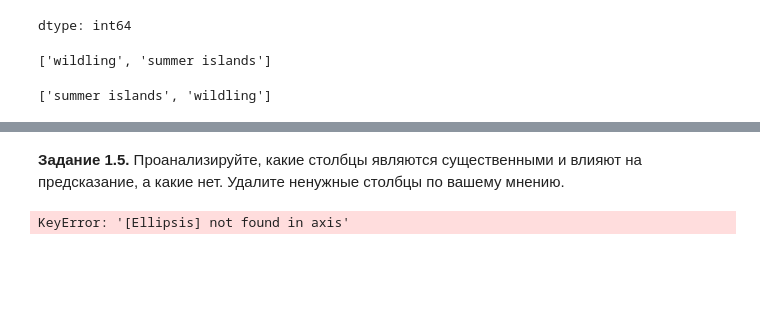
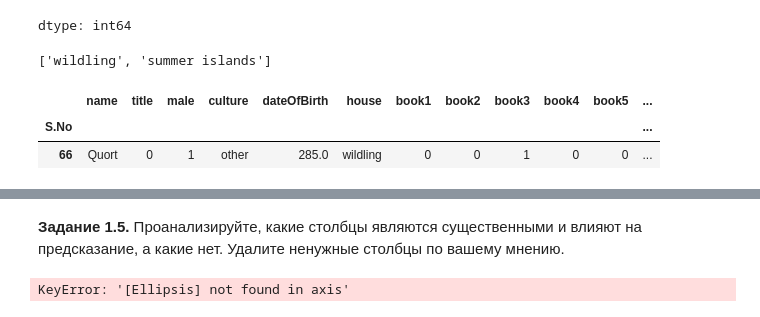
Before and after one commit to qwart6/DLS_by_MIPT, a Jupyter notebook: week_01_ml_intro/Homework/hw_1_game_of_thrones.ipynb, the cells around one changed output, grey strips where cells are left out. Saved outputs shown, nothing was run; the diff lists cells and outputs as text; code cells hidden in the pictures; blank space fills up the shorter version.

```diff
--- a/week_01_ml_intro/Homework/hw_1_game_of_thrones.ipynb
+++ b/week_01_ml_intro/Homework/hw_1_game_of_thrones.ipynb
@@ -266,12 +266,9 @@ for value in unique_house:
 coincidences
 # %% [output]
 ['wildling', 'summer islands']
-# %%
-hou_set = set(data.house.str.lower().dropna())
-cult_set = set(data.culture.str.lower().dropna())
-
-# Находим пересечение - элементы, которые есть в обоих множествах
-common_elements = list(hou_set & cult_set)
-print(common_elements)
-# %% [output]
-['summer islands', 'wildling']
+# %%
+data.query('house == "wildling"')
+# %% [output]
+|  | name | title | male | culture | dateOfBirth | house | book1 | book2 | book3 | book4 | book5 | ... |
+| S.No |  |  |  |  |  |  |  |  |  |  |  | ... |
+| 66 | Quort | 0 | 1 | other | 285.0 | wildling | 0 | 0 | 1 | 0 | 0 | ... |
```
Also changed, not shown: parts of 5 cells of this notebook.
